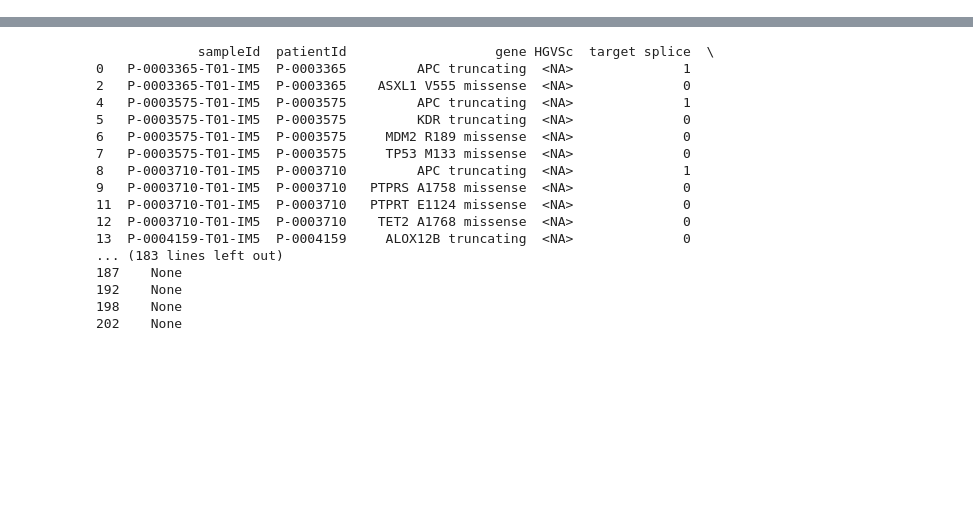
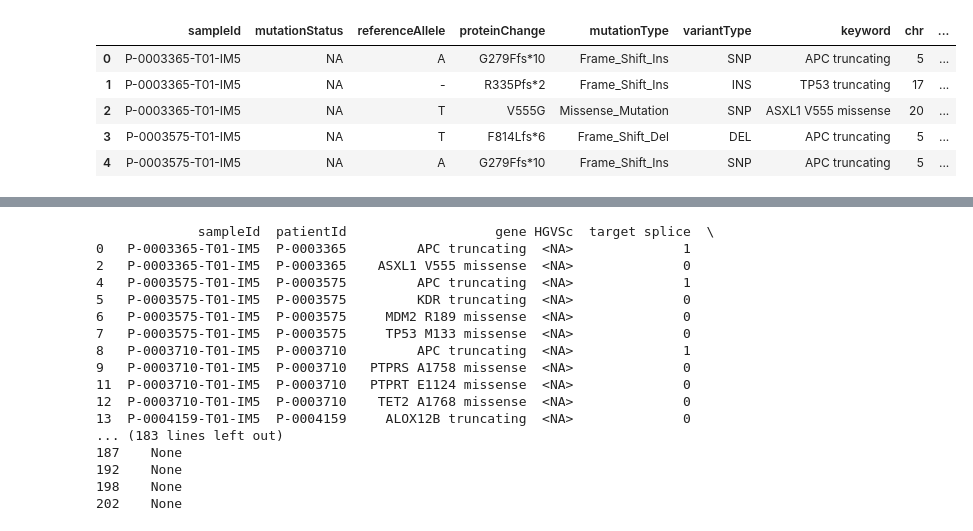
Before and after one commit to fredwdickinson/rscam-g6, a Jupyter notebook: all_mutations_COSMIC.ipynb, the cells around one changed output, grey strips where cells are left out. Drawn from its saved outputs; the diff is of its cells as text; code cells hidden in the pictures; blank space fills up the shorter version.

```diff
--- a/all_mutations_COSMIC.ipynb
+++ b/all_mutations_COSMIC.ipynb
@@ -44,0 +55,10 @@ mut.to_csv("all_mutations_crc_msk2017_samples.csv", index=False)
+# %%
+mut[["sampleId", "mutationStatus", "referenceAllele", "proteinChange", "mutationType",
+      "variantType", "keyword", "chr", "variantAllele"]].head()
+# %% [output]
+|  | sampleId | mutationStatus | referenceAllele | proteinChange | mutationType | variantType | keyword | chr | ... |
+| 0 | P-0003365-T01-IM5 | NA | A | G279Ffs*10 | Frame_Shift_Ins | SNP | APC truncating | 5 | ... |
+| 1 | P-0003365-T01-IM5 | NA | - | R335Pfs*2 | Frame_Shift_Ins | INS | TP53 truncating | 17 | ... |
+| 2 | P-0003365-T01-IM5 | NA | T | V555G | Missense_Mutation | SNP | ASXL1 V555 missense | 20 | ... |
+| 3 | P-0003575-T01-IM5 | NA | T | F814Lfs*6 | Frame_Shift_Del | DEL | APC truncating | 5 | ... |
+| 4 | P-0003575-T01-IM5 | NA | A | G279Ffs*10 | Frame_Shift_Ins | SNP | APC truncating | 5 | ... |
```
Also changed, not shown: parts of 4 cells of this notebook.
